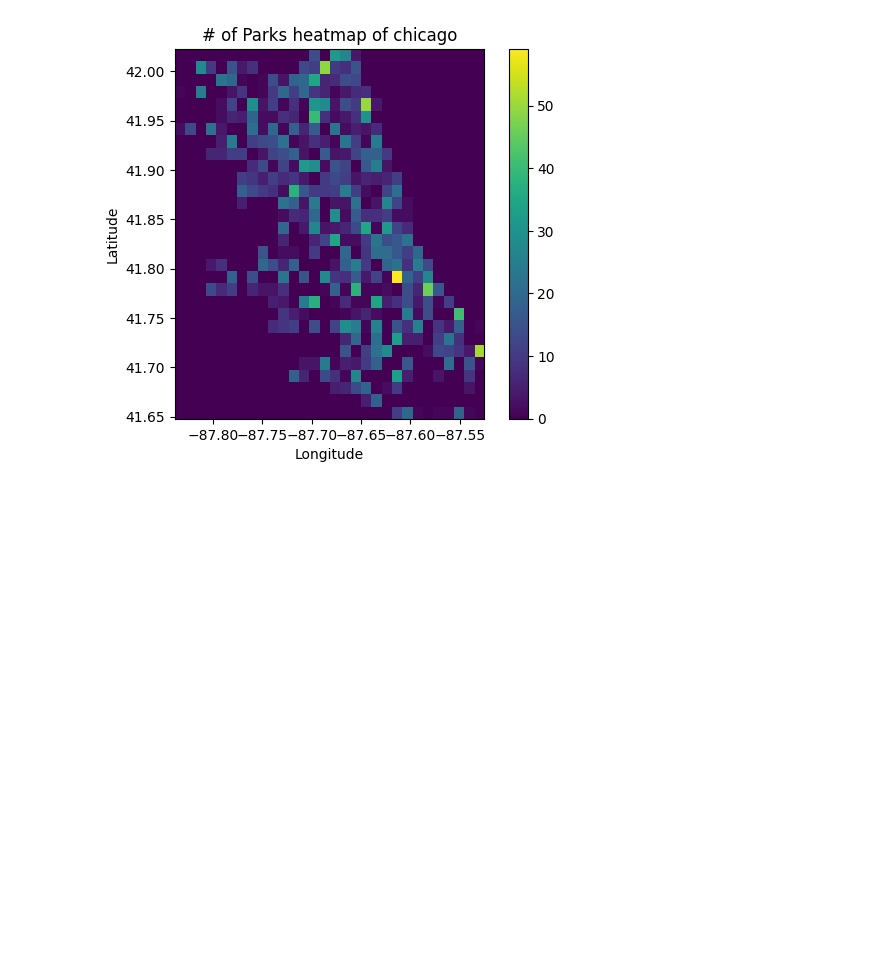
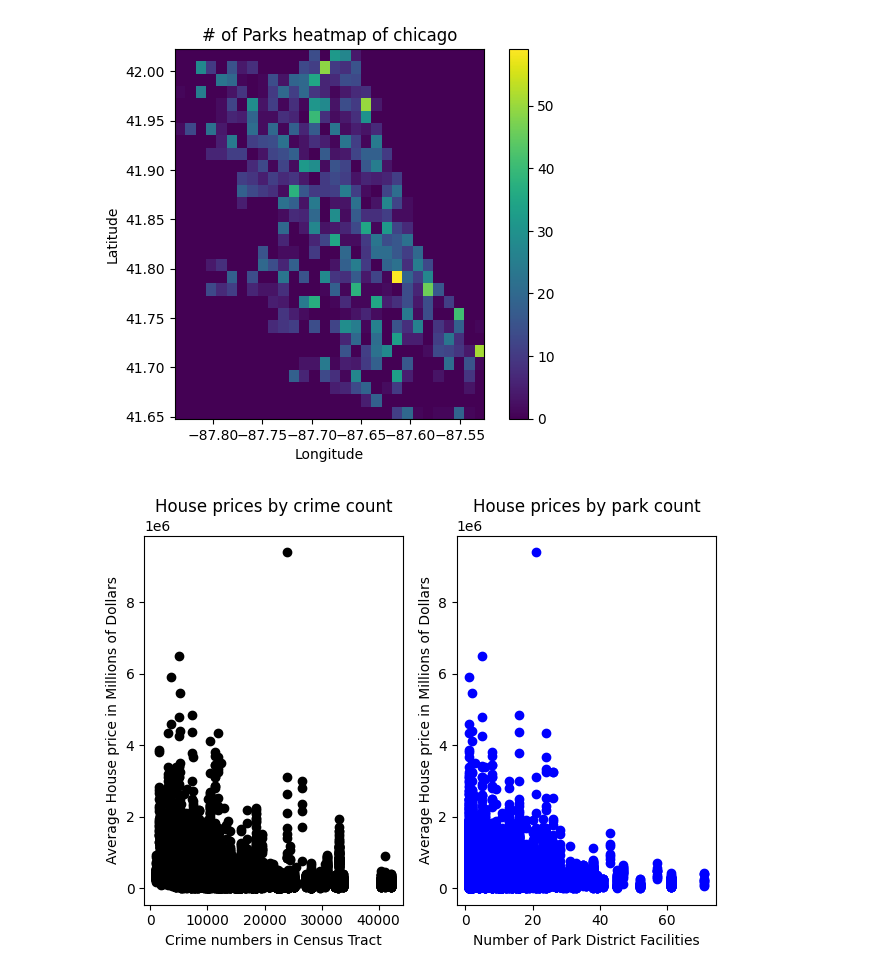
Before and after one commit to Bananamonkey011/ECON491FP, a Jupyter notebook: final.ipynb, the cells around one changed output. Saved outputs shown, nothing was run; the diff lists cells and outputs as text; code cells hidden in the pictures; blank space fills up the shorter version.

```diff
--- a/final.ipynb
+++ b/final.ipynb
@@ -375,3 +300,18 @@ plt.colorbar()
 plt.show()
 # %% [output]
 [figure]
+# %%
+plt.subplot(1, 2, 1)
+plt.plot(housing['crime_count'], housing['Sale Price'], 'o', color='black')
+plt.title('House prices by crime count')
+plt.xlabel('Crime numbers in Census Tract')
+plt.ylabel('Average House price in Millions of Dollars')
+plt.subplot(1, 2, 2)
+plt.plot(housing['park_count'], housing['Sale Price'], 'o', color='blue')
+plt.title('House prices by park count')
+plt.xlabel('Number of Park District Facilities')
+plt.ylabel('Average House price in Millions of Dollars')
+plt.tight_layout()
+plt.show()
+# %% [output]
+[figure, added]
```
Also changed, not shown: parts of 15 cells of this notebook.
